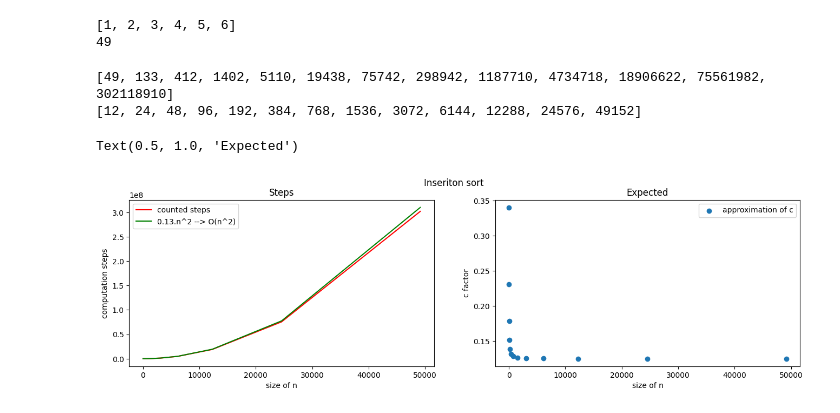
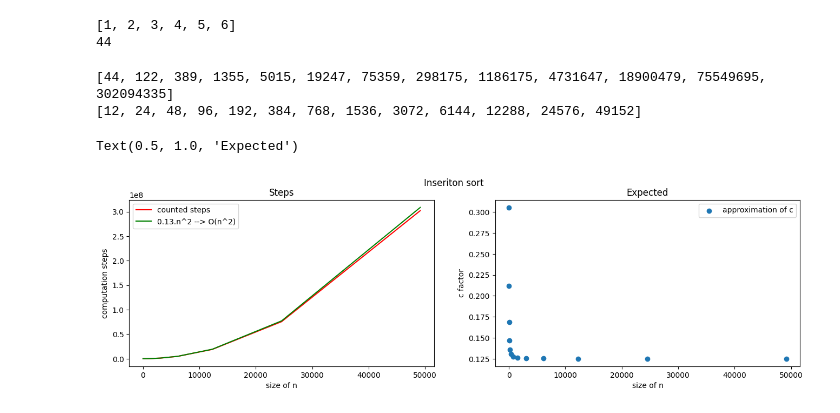
Before and after one commit to maliiin/DAT600-assignments, a Jupyter notebook: Assigment_1/insertion_sort.ipynb, the cells around one changed output. Saved outputs shown, nothing was run; the diff lists cells and outputs as text; code cells hidden in the pictures.

```diff
--- a/Assigment_1/insertion_sort.ipynb
+++ b/Assigment_1/insertion_sort.ipynb
@@ -11,7 +11,6 @@ def insertion_sort(arr):
                 arr[key] = arr[i]
                 arr[i] = arr_key
                 steps+=3
-        steps+=1
         key += 1
     return steps
 # %%
@@ -21,9 +20,8 @@ print(arr)
 print(steps)
 # %% [output]
 [1, 2, 3, 4, 5, 6]
-49
+44
 # %%
-
 
 arr=[6,2,4,1,3,5]
 
@@ -34,7 +32,6 @@ ref = []
 points=13 # plotting points
 
 for i in range(points):
-    clear_output(wait=True)
     steps = insertion_sort(arr)
     arr=arr*2
     x.append(len(arr))
@@ -47,27 +44,28 @@ for v in x:
 print(y)
 print(x)
 # %% [output]
-[49, 133, 412, 1402, 5110, 19438, 75742, 298942, 1187710, 4734718, 18906622, 75561982, 302118910]
+[44, 122, 389, 1355, 5015, 19247, 75359, 298175, 1186175, 4731647, 18900479, 75549695, 302094335]
 [12, 24, 48, 96, 192, 384, 768, 1536, 3072, 6144, 12288, 24576, 49152]
 # %%
 import matplotlib.pyplot as plt
 import matplotlib as mpl
+mpl.rcParams['figure.figsize'] = [16,4]
 
 fig, ax = plt.subplots(1, 2)
 fig.suptitle('Inseriton sort')
 
 ax[0].set_xlabel("size of n")
 ax[0].set_ylabel("computation steps")
 ax[0].plot(x,y, color="red", label="counted steps")
 ax[0].plot(x,ref, color="green", label= str(round(c[6],2)) + ".n^2 --> O(n^2)")
 ax[0].legend()
 ax[0].set_title("Steps")
 
 ax[1].scatter(x,c, label= "approximation of c" )
 ax[1].set_xlabel("size of n")
 ax[1].set_ylabel("c factor")
 ax[1].legend()
 ax[1].set_title("Expected")
 # %% [output]
 Text(0.5, 1.0, 'Expected')
-[figure, old version]
+[figure, new version]
```
Also changed, not shown: 1 other file.
